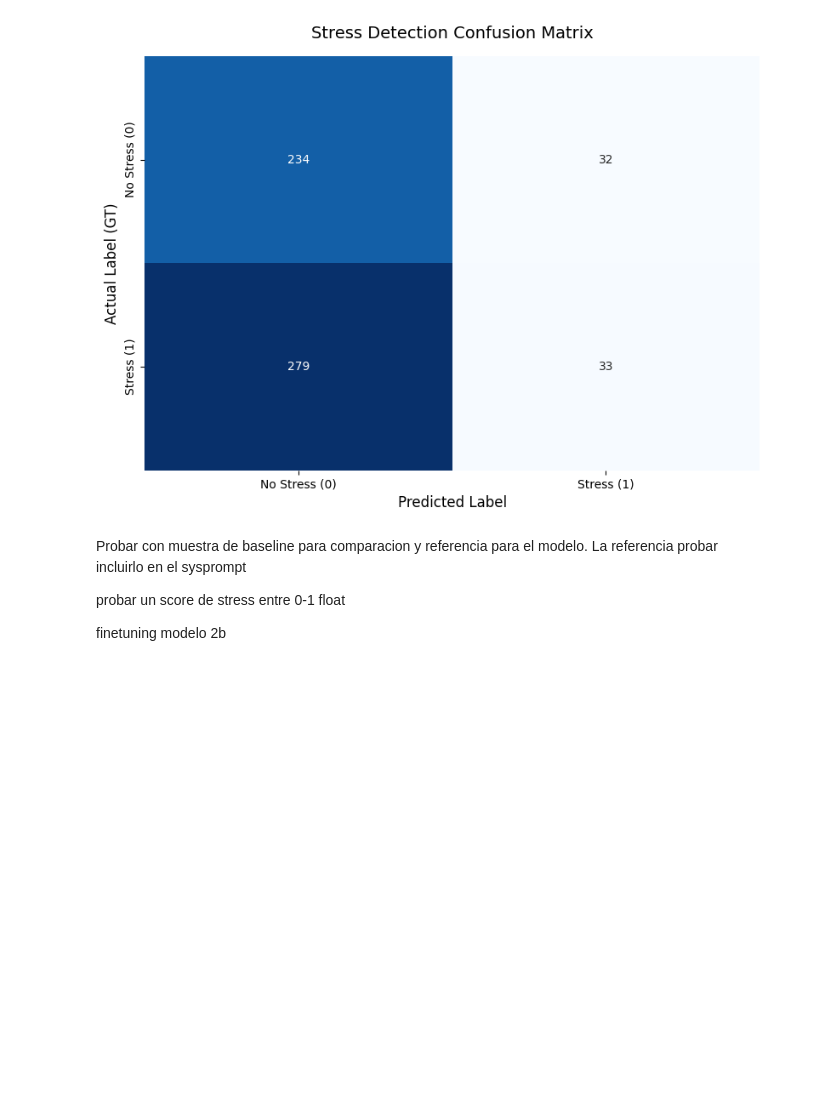
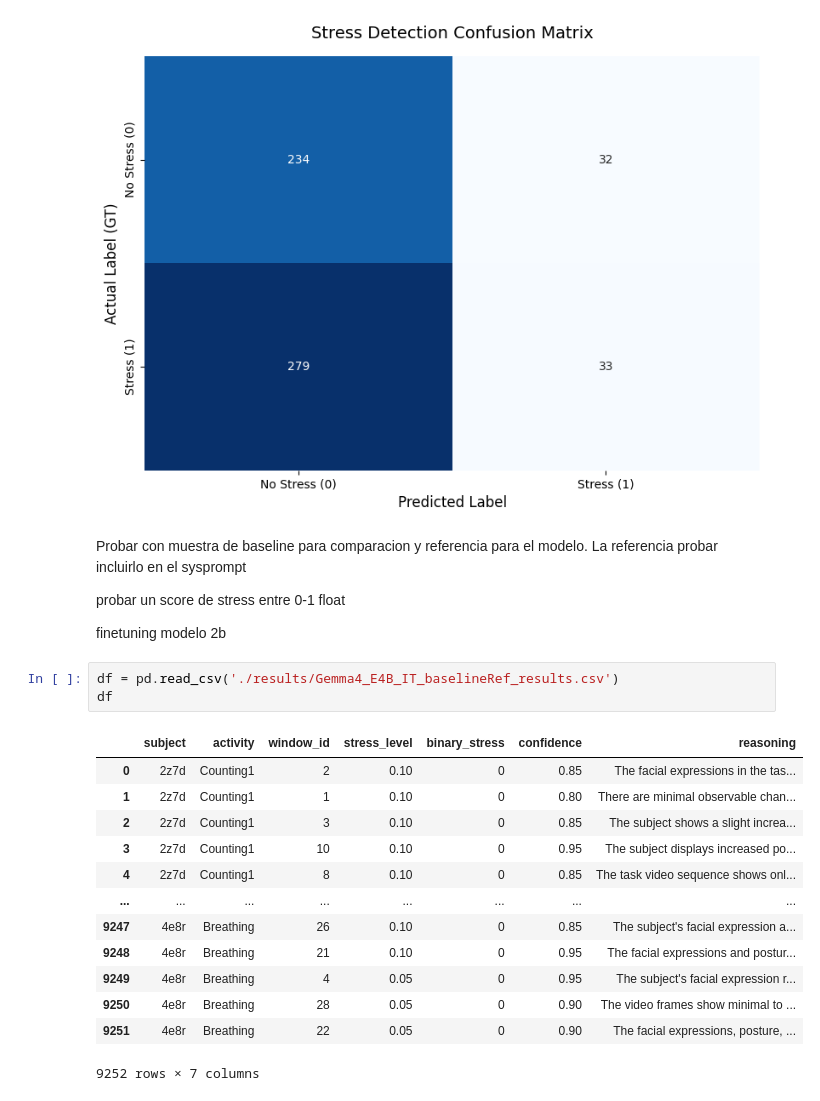
Before and after one commit to ZhDder/multimodal_stress_detection, a Jupyter notebook: video/test_video.ipynb, the cells around one changed output. Drawn from its saved outputs; the diff is of its cells as text; blank space fills up the shorter version.

```diff
--- a/video/test_video.ipynb
+++ b/video/test_video.ipynb
@@ -751,3 +751,20 @@ Probar con muestra de baseline para comparacion y referencia para el modelo. La
 probar un score de stress entre 0-1 float
 
 finetuning modelo 2b
+# %%
+df = pd.read_csv('./results/Gemma4_E4B_IT_baselineRef_results.csv')
+df
+# %% [output]
+|  | subject | activity | window_id | stress_level | binary_stress | confidence | reasoning |
+| 0 | 2z7d | Counting1 | 2 | 0.10 | 0 | 0.85 | The facial expressions in the tas... |
+| 1 | 2z7d | Counting1 | 1 | 0.10 | 0 | 0.80 | There are minimal observable chan... |
+| 2 | 2z7d | Counting1 | 3 | 0.10 | 0 | 0.85 | The subject shows a slight increa... |
+| 3 | 2z7d | Counting1 | 10 | 0.10 | 0 | 0.95 | The subject displays increased po... |
+| 4 | 2z7d | Counting1 | 8 | 0.10 | 0 | 0.85 | The task video sequence shows onl... |
+| ... | ... | ... | ... | ... | ... | ... | ... |
+| 9247 | 4e8r | Breathing | 26 | 0.10 | 0 | 0.85 | The subject's facial expression a... |
+| 9248 | 4e8r | Breathing | 21 | 0.10 | 0 | 0.95 | The facial expressions and postur... |
+| 9249 | 4e8r | Breathing | 4 | 0.05 | 0 | 0.95 | The subject's facial expression r... |
+| 9250 | 4e8r | Breathing | 28 | 0.05 | 0 | 0.90 | The video frames show minimal to ... |
+| 9251 | 4e8r | Breathing | 22 | 0.05 | 0 | 0.90 | The facial expressions, posture, ... |
+9252 rows × 7 columns
```
Also changed, not shown: parts of 3 cells of this notebook, 1 other file.
